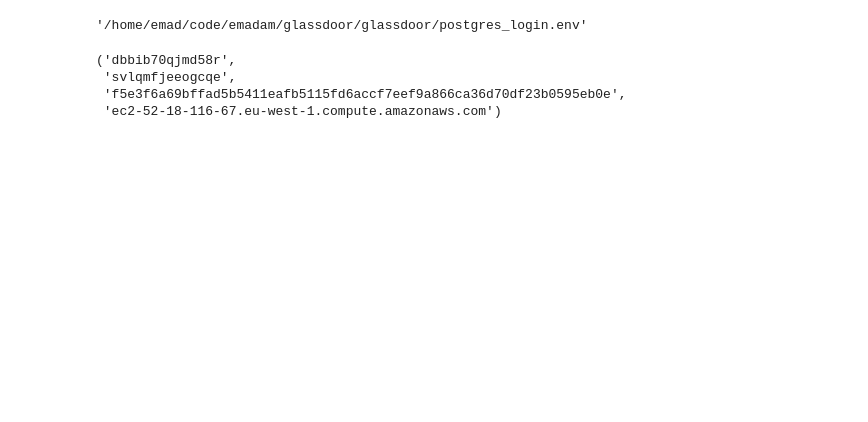
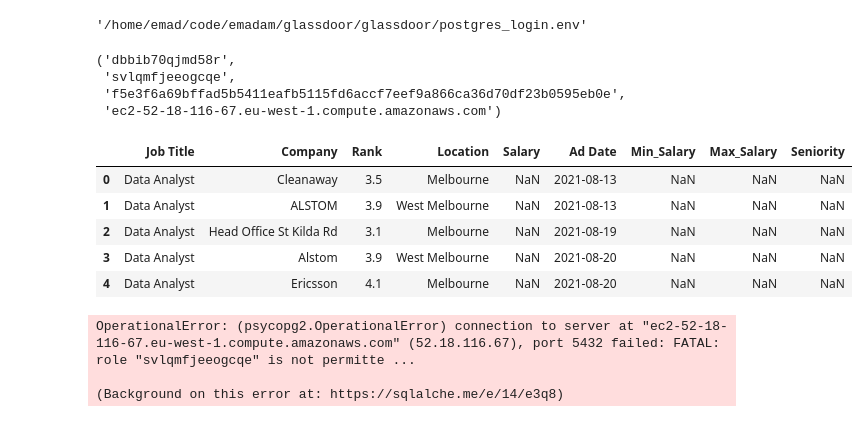
Before and after one commit to emadam/Glassdoor, a Jupyter notebook: notebooks/Glassdoor.ipynb, the cells around one changed output. Drawn from its saved outputs; the diff is of its cells as text; code cells hidden in the pictures; blank space fills up the shorter version.

```diff
--- a/notebooks/Glassdoor.ipynb
+++ b/notebooks/Glassdoor.ipynb
@@ -35,3 +35,14 @@ DATABASE, USERNAME, PASSWORD, HOST
  'svlqmfjeeogcqe',
  'f5e3f6a69bffad5b5411eafb5115fd6accf7eef9a866ca36d70df23b0595eb0e',
  'ec2-52-18-116-67.eu-west-1.compute.amazonaws.com')
+# %%
+df = pd.read_csv(
+    r'/home/emad/code/emadam/glassdoor/glassdoor/glassdoor/data/data_db.csv')
+df.head()
+# %% [output]
+|  | Job Title | Company | Rank | Location | Salary | Ad Date | Min_Salary | Max_Salary | Seniority |
+| 0 | Data Analyst | Cleanaway | 3.5 | Melbourne | NaN | 2021-08-13 | NaN | NaN | NaN |
+| 1 | Data Analyst | ALSTOM | 3.9 | West Melbourne | NaN | 2021-08-13 | NaN | NaN | NaN |
+| 2 | Data Analyst | Head Office St Kilda Rd | 3.1 | Melbourne | NaN | 2021-08-19 | NaN | NaN | NaN |
+| 3 | Data Analyst | Alstom | 3.9 | West Melbourne | NaN | 2021-08-20 | NaN | NaN | NaN |
+| 4 | Data Analyst | Ericsson | 4.1 | Melbourne | NaN | 2021-08-20 | NaN | NaN | NaN |
@@ -38,3 +52,9 @@ DATABASE, USERNAME, PASSWORD, HOST
+# %%
+df.to_sql("job_data", engine, if_exists='append', index=False)
+# %% [output]
+OperationalError: (psycopg2.OperationalError) connection to server at "ec2-52-18-116-67.eu-west-1.compute.amazonaws.com" (52.18.116.67), port 5432 failed: FATAL:  role "svlqmfjeeogcqe" is not permitte ...
+
+(Background on this error at: https://sqlalche.me/e/14/e3q8)
 # %%
 class scraper():
 
```
Also changed, not shown: parts of 16 cells of this notebook, 1 other file.
